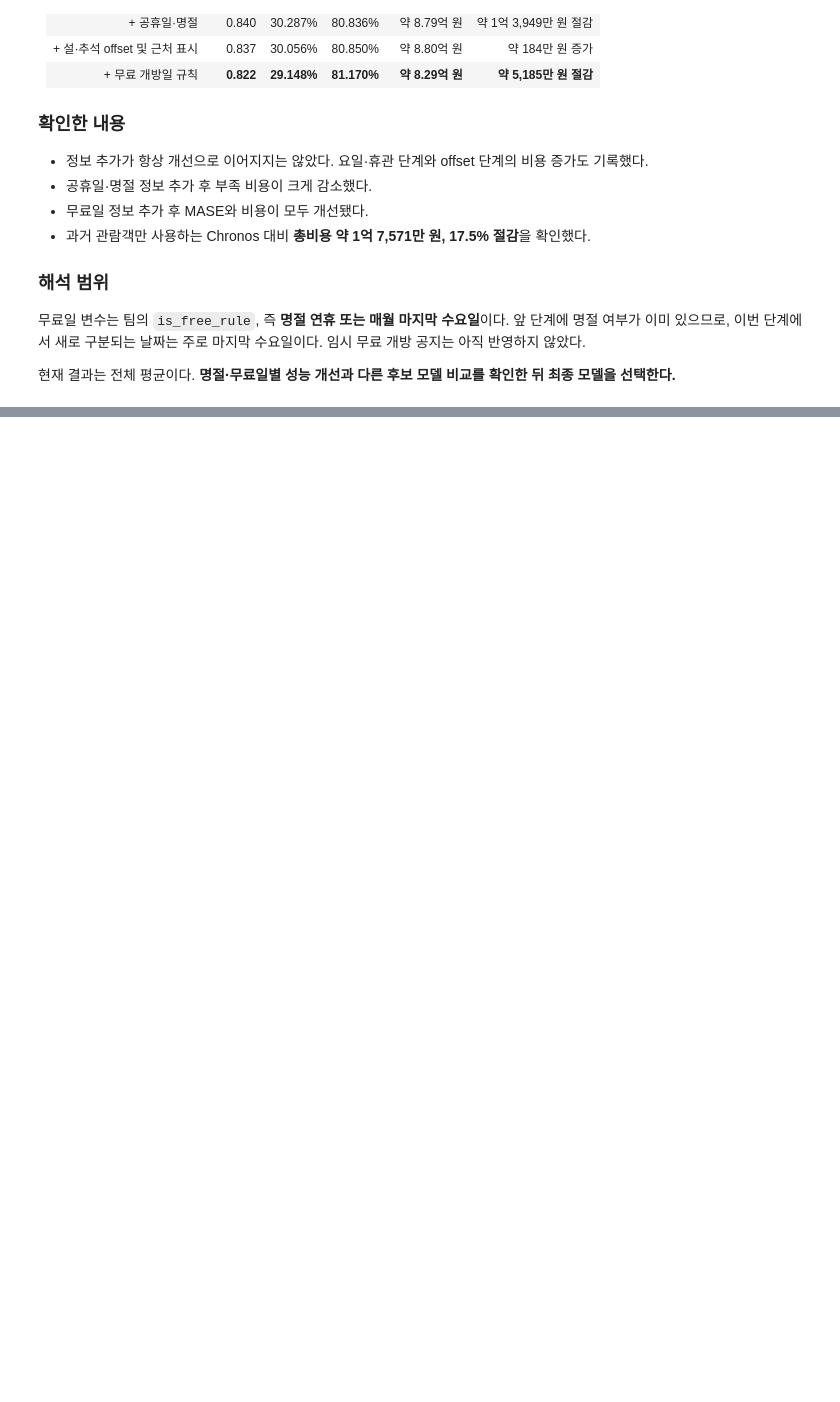
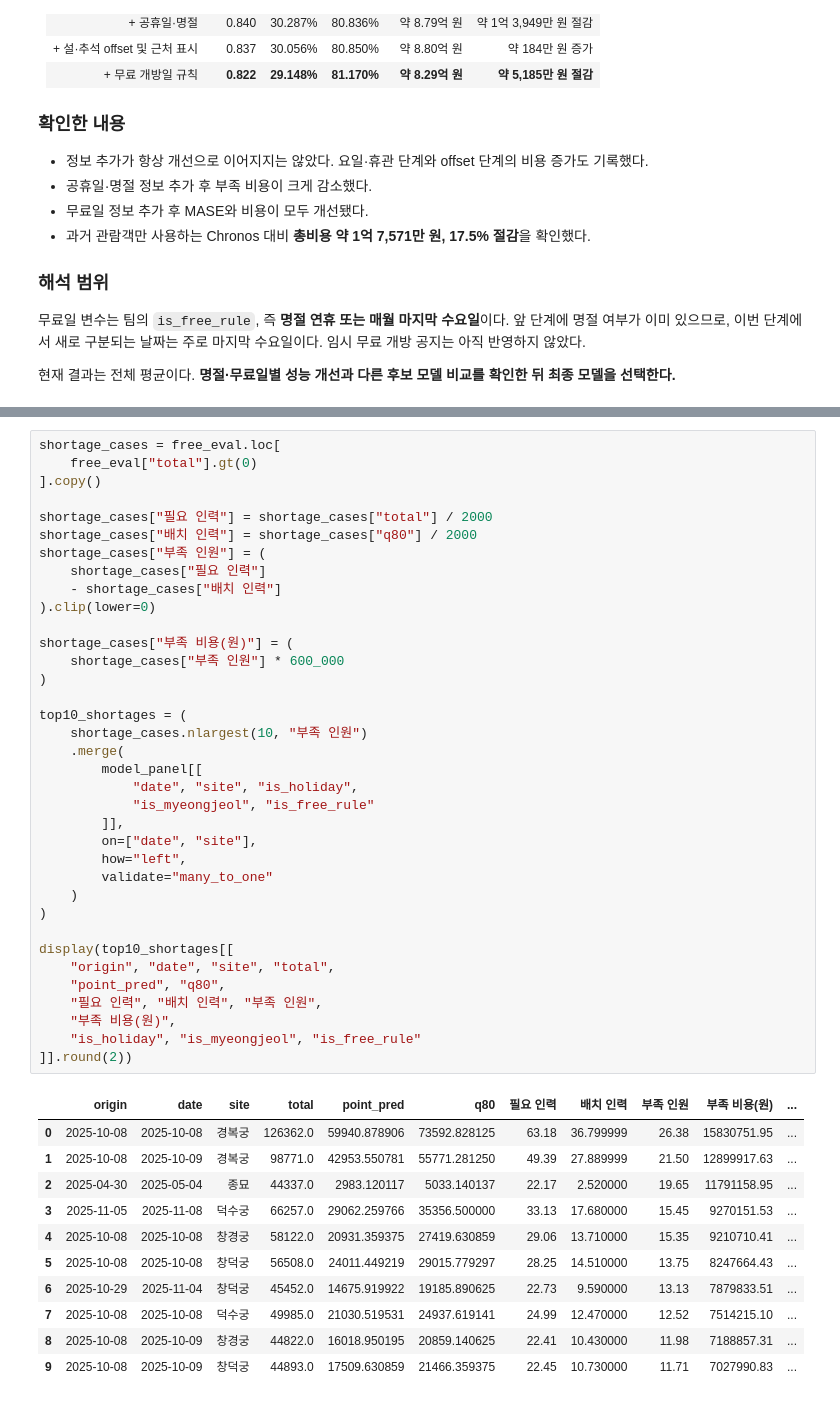
Before and after one commit to ysy3046/ai-data-bootcamp, a Jupyter notebook: project_3_data_모형_검증.ipynb, the cells around one changed output, grey strips where cells are left out. Drawn from its saved outputs; the diff is of its cells as text; blank space fills up the shorter version.

```diff
--- a/project_3_data_모형_검증.ipynb
+++ b/project_3_data_모형_검증.ipynb
@@ -2238,0 +2292,48 @@ display(chronos_fva_summary.round(3))
+# %%
+shortage_cases = free_eval.loc[
+    free_eval["total"].gt(0)
+].copy()
+
+shortage_cases["필요 인력"] = shortage_cases["total"] / 2000
+shortage_cases["배치 인력"] = shortage_cases["q80"] / 2000
+shortage_cases["부족 인원"] = (
+    shortage_cases["필요 인력"]
+    - shortage_cases["배치 인력"]
+).clip(lower=0)
+
+shortage_cases["부족 비용(원)"] = (
+    shortage_cases["부족 인원"] * 600_000
+)
+
+top10_shortages = (
+    shortage_cases.nlargest(10, "부족 인원")
+    .merge(
+        model_panel[[
+            "date", "site", "is_holiday",
+            "is_myeongjeol", "is_free_rule"
+        ]],
+        on=["date", "site"],
+        how="left",
+        validate="many_to_one"
+    )
+)
+
+display(top10_shortages[[
+    "origin", "date", "site", "total",
+    "point_pred", "q80",
+    "필요 인력", "배치 인력", "부족 인원",
+    "부족 비용(원)",
+    "is_holiday", "is_myeongjeol", "is_free_rule"
+]].round(2))
+# %% [output]
+|  | origin | date | site | total | point_pred | q80 | 필요 인력 | 배치 인력 | 부족 인원 | 부족 비용(원) | ... |
+| 0 | 2025-10-08 | 2025-10-08 | 경복궁 | 126362.0 | 59940.878906 | 73592.828125 | 63.18 | 36.799999 | 26.38 | 15830751.95 | ... |
+| 1 | 2025-10-08 | 2025-10-09 | 경복궁 | 98771.0 | 42953.550781 | 55771.281250 | 49.39 | 27.889999 | 21.50 | 12899917.63 | ... |
+| 2 | 2025-04-30 | 2025-05-04 | 종묘 | 44337.0 | 2983.120117 | 5033.140137 | 22.17 | 2.520000 | 19.65 | 11791158.95 | ... |
+| 3 | 2025-11-05 | 2025-11-08 | 덕수궁 | 66257.0 | 29062.259766 | 35356.500000 | 33.13 | 17.680000 | 15.45 | 9270151.53 | ... |
+| 4 | 2025-10-08 | 2025-10-08 | 창경궁 | 58122.0 | 20931.359375 | 27419.630859 | 29.06 | 13.710000 | 15.35 | 9210710.41 | ... |
+| 5 | 2025-10-08 | 2025-10-08 | 창덕궁 | 56508.0 | 24011.449219 | 29015.779297 | 28.25 | 14.510000 | 13.75 | 8247664.43 | ... |
+| 6 | 2025-10-29 | 2025-11-04 | 창덕궁 | 45452.0 | 14675.919922 | 19185.890625 | 22.73 | 9.590000 | 13.13 | 7879833.51 | ... |
+| 7 | 2025-10-08 | 2025-10-08 | 덕수궁 | 49985.0 | 21030.519531 | 24937.619141 | 24.99 | 12.470000 | 12.52 | 7514215.10 | ... |
+| 8 | 2025-10-08 | 2025-10-09 | 창경궁 | 44822.0 | 16018.950195 | 20859.140625 | 22.41 | 10.430000 | 11.98 | 7188857.31 | ... |
+| 9 | 2025-10-08 | 2025-10-09 | 창덕궁 | 44893.0 | 17509.630859 | 21466.359375 | 22.45 | 10.730000 | 11.71 | 7027990.83 | ... |
```
Also changed, not shown: parts of 8 cells of this notebook.
